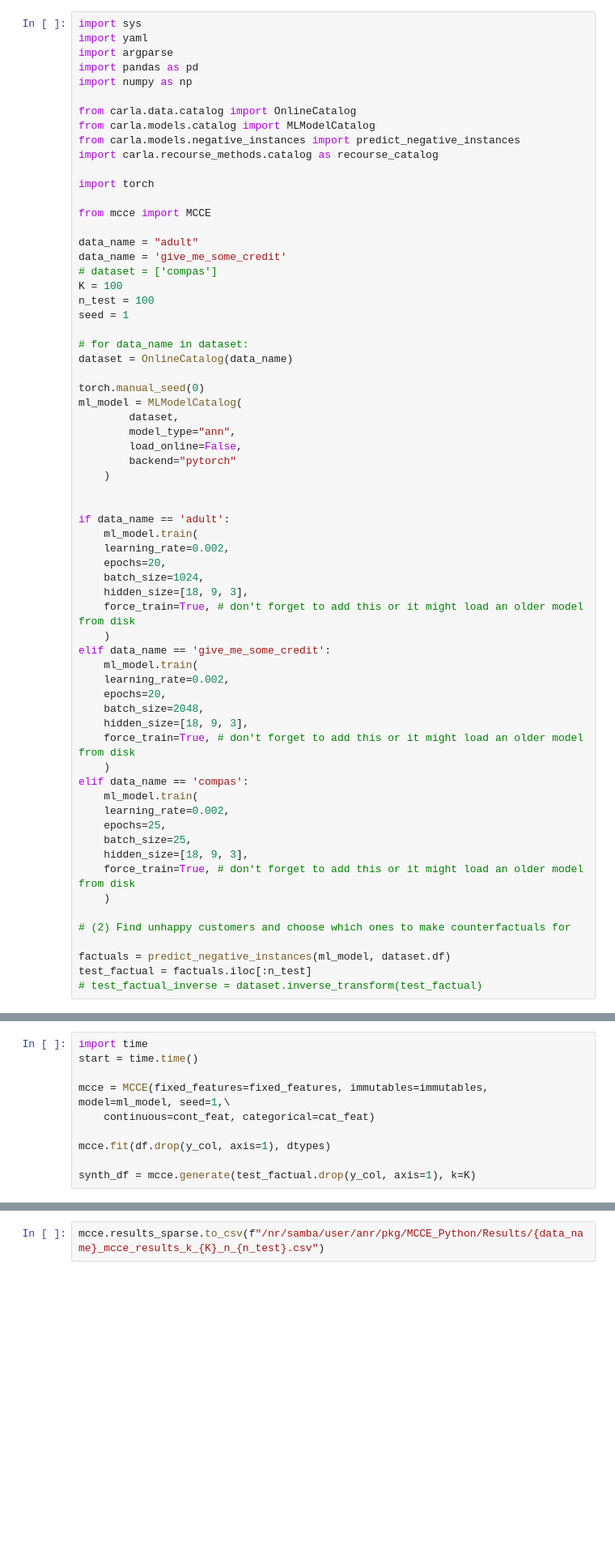
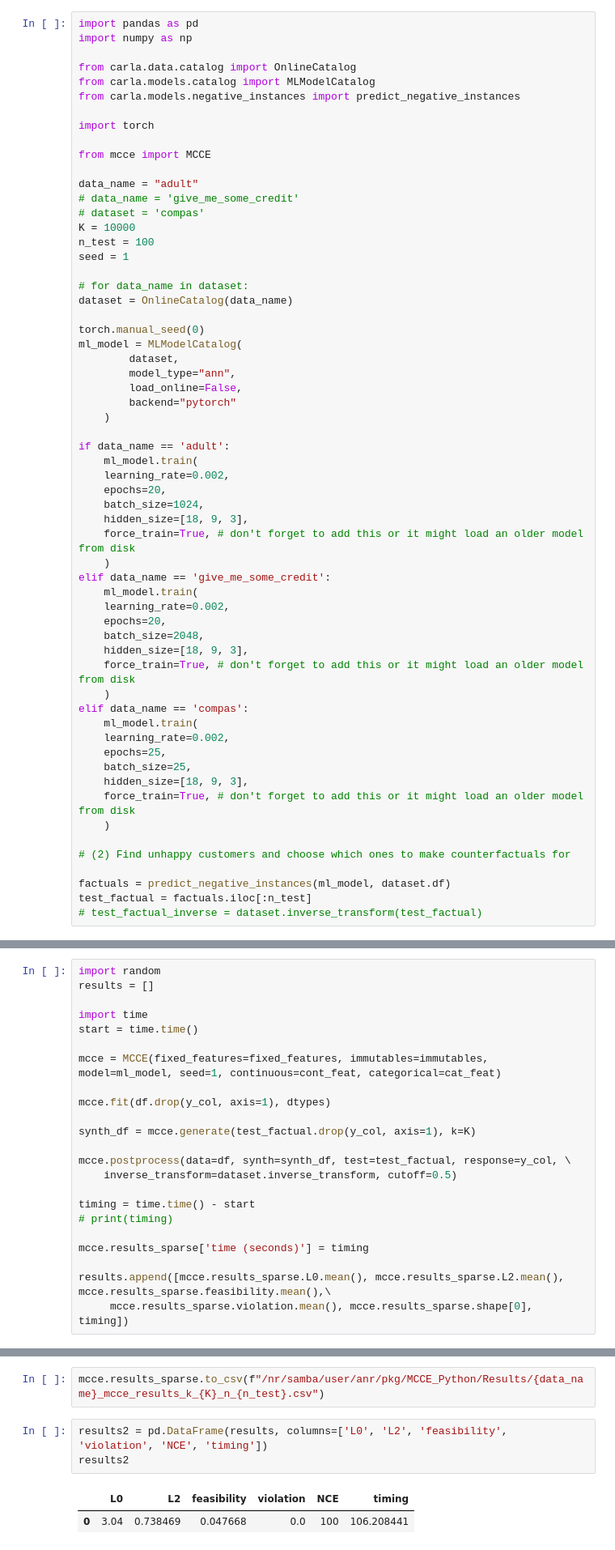
Before and after one commit to NorskRegnesentral/mccepy, a Jupyter notebook: run_mcce_with_new_carla.ipynb, the cells around one changed output, grey strips where cells are left out. Shown at 81% size. Saved outputs shown, nothing was run; the diff lists cells and outputs as text; blank space fills up the shorter version.

```diff
--- a/run_mcce_with_new_carla.ipynb
+++ b/run_mcce_with_new_carla.ipynb
@@ -1,23 +1,19 @@
 # %%
-import sys
-import yaml
-import argparse
 import pandas as pd
 import numpy as np
 
 from carla.data.catalog import OnlineCatalog
 from carla.models.catalog import MLModelCatalog
 from carla.models.negative_instances import predict_negative_instances
-import carla.recourse_methods.catalog as recourse_catalog
 
 import torch
 
 from mcce import MCCE
 
 data_name = "adult"
-data_name = 'give_me_some_credit'
-# dataset = ['compas']
-K = 100
+# data_name = 'give_me_some_credit'
+# dataset = 'compas'
+K = 10000
 n_test = 100
 seed = 1
 
@@ -31,7 +27,6 @@ ml_model = MLModelCatalog(
         load_online=False,
         backend="pytorch"
     )
-
 
 if data_name == 'adult':
     ml_model.train(
@@ -143,10 +107,23 @@ cont_feat
 # %%
+import random
+results = []
+
 import time
 start = time.time()
 
-mcce = MCCE(fixed_features=fixed_features, immutables=immutables, model=ml_model, seed=1,\
-    continuous=cont_feat, categorical=cat_feat)
+mcce = MCCE(fixed_features=fixed_features, immutables=immutables, model=ml_model, seed=1, continuous=cont_feat, categorical=cat_feat)
 
 mcce.fit(df.drop(y_col, axis=1), dtypes)
 
 synth_df = mcce.generate(test_factual.drop(y_col, axis=1), k=K)
+
+mcce.postprocess(data=df, synth=synth_df, test=test_factual, response=y_col, \
+    inverse_transform=dataset.inverse_transform, cutoff=0.5)
+
+timing = time.time() - start
+# print(timing)
+
+mcce.results_sparse['time (seconds)'] = timing
+
+results.append([mcce.results_sparse.L0.mean(), mcce.results_sparse.L2.mean(), mcce.results_sparse.feasibility.mean(),\
+     mcce.results_sparse.violation.mean(), mcce.results_sparse.shape[0], timing])
@@ -205,2 +130,8 @@ Name: 263, dtype: object
 # %%
 mcce.results_sparse.to_csv(f"/nr/samba/user/anr/pkg/MCCE_Python/Results/{data_name}_mcce_results_k_{K}_n_{n_test}.csv")
+# %%
+results2 = pd.DataFrame(results, columns=['L0', 'L2', 'feasibility', 'violation', 'NCE', 'timing'])
+results2
+# %% [output]
+|  | L0 | L2 | feasibility | violation | NCE | timing |
+| 0 | 3.04 | 0.738469 | 0.047668 | 0.0 | 100 | 106.208441 |
```
Also changed, not shown: parts of 15 cells of this notebook, 5 other files.
